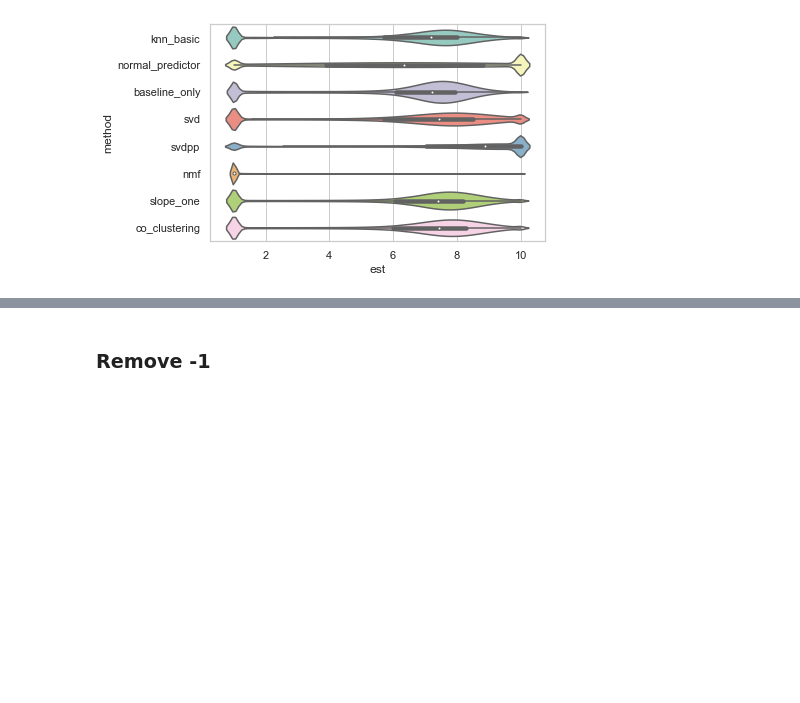
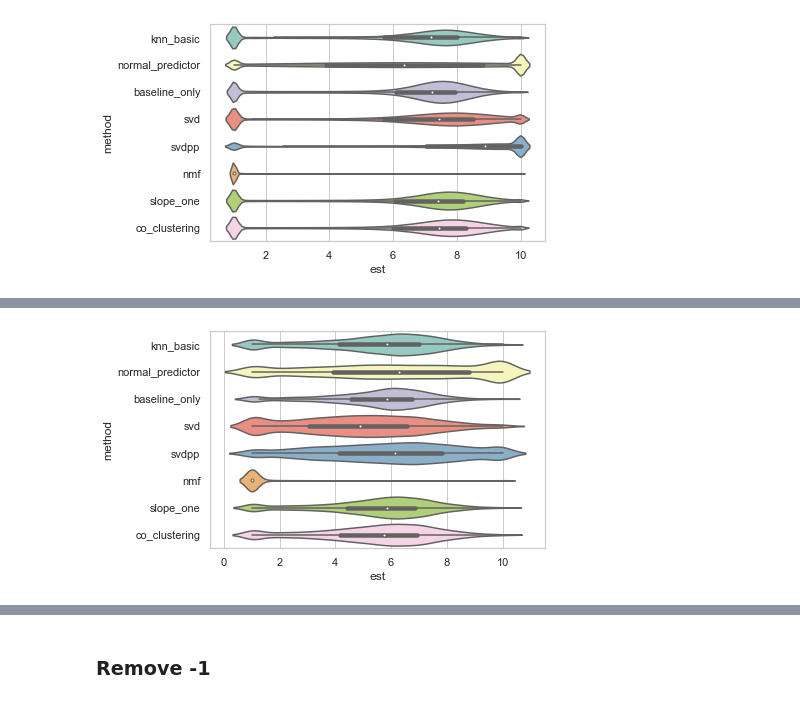
Before and after one commit to eduardagoulart/study_machine_learning_algorithms, a Jupyter notebook: algorithms/compare_all_algoritms_plot.ipynb, the cells around one changed output, grey strips where cells are left out. Drawn from its saved outputs; the diff is of its cells as text; code cells hidden in the pictures; blank space fills up the shorter version.

```diff
--- a/algorithms/compare_all_algoritms_plot.ipynb
+++ b/algorithms/compare_all_algoritms_plot.ipynb
@@ -324,0 +218,4 @@ print(co_clustering_grouped)
+# %%
+svdpp_1 = svdpp.loc[svdpp["actual"] == 1]
+# %%
+nmf_1 = nmf.loc[nmf["actual"] == 1]
@@ -324,0 +228,17 @@ print(co_clustering_grouped)
+# %%
+data = pd.concat([
+    knn_basic_1,
+    normal_predictor_1,
+    baseline_only_1,
+    svd_1,
+    svdpp_1,
+    nmf_1,
+    slope_one_1,
+    co_clustering_1,
+])
+
+ax = sns.violinplot(x="est", y="method",
+                    data=data,
+                    scale="width", palette="Set3")
+# %% [output]
+[figure, added]
```
Also changed, not shown: parts of 38 cells of this notebook.
